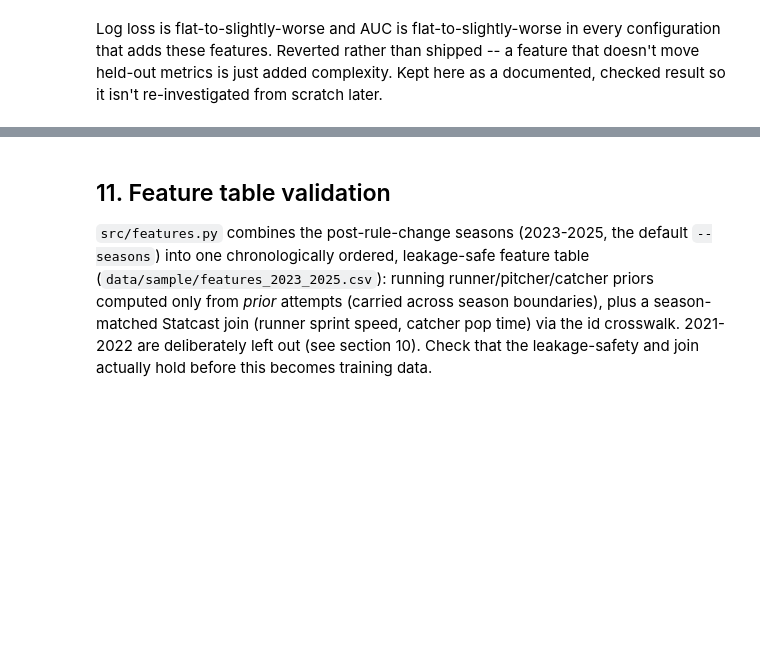
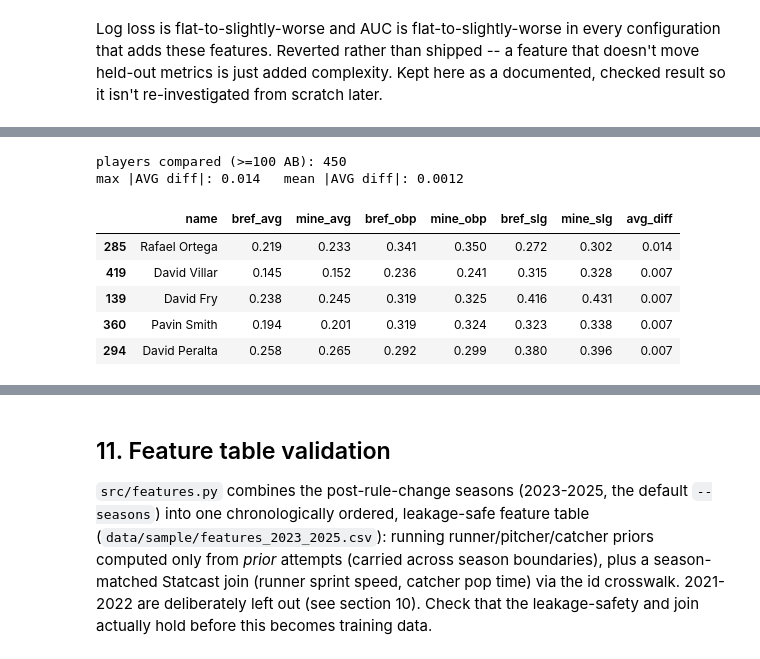
Before and after one commit to ethanhershman/base-steal-model, a Jupyter notebook: notebooks/eda.ipynb, the cells around one changed output, grey strips where cells are left out. Cells and saved outputs as stored; diff of their text form; code cells hidden in the pictures; blank space fills up the shorter version.

```diff
--- a/notebooks/eda.ipynb
+++ b/notebooks/eda.ipynb
@@ -557,0 +568,55 @@ re-investigated from scratch later.
+# %%
+import sys
+sys.path.insert(0, "..")
+from src.retrosheet_parser import classify_batter_outcome
+from collections import defaultdict
+import csv, glob
+
+bat_stats = defaultdict(lambda: {"ab": 0, "h": 0, "bb": 0, "hbp": 0, "sf": 0, "tb": 0})
+for path in sorted(glob.glob("../data/retrosheet_2023/*.EV*")):
+    with open(path, newline="") as fh:
+        for rec in csv.reader(fh):
+            if not rec or rec[0] != "play":
+                continue
+            outcome = classify_batter_outcome(rec[6] if len(rec) > 6 else "")
+            if outcome is None:
+                continue
+            s = bat_stats[rec[3]]
+            s["ab"] += int(outcome["ab"])
+            s["h"] += int(outcome["hit"])
+            s["bb"] += int(outcome["bb"])
+            s["hbp"] += int(outcome["hbp"])
+            s["sf"] += int(outcome["sf"])
+            s["tb"] += outcome["bases"]
+
+from pybaseball import batting_stats_bref
+bref = batting_stats_bref(2023)
+cw = pd.read_csv("../data/statcast/id_crosswalk.csv")
+bref = bref.merge(cw, left_on="mlbID", right_on="key_mlbam", how="inner")
+
+rows = []
+for _, row in bref.iterrows():
+    s = bat_stats.get(row["key_retro"])
+    if not s or s["ab"] < 100:
+        continue
+    my_avg = s["h"] / s["ab"]
+    my_obp = (s["h"] + s["bb"] + s["hbp"]) / (s["ab"] + s["bb"] + s["hbp"] + s["sf"])
+    my_slg = s["tb"] / s["ab"]
+    rows.append({"name": row["Name"], "bref_avg": row["BA"], "mine_avg": round(my_avg, 3),
+                 "bref_obp": row["OBP"], "mine_obp": round(my_obp, 3),
+                 "bref_slg": row["SLG"], "mine_slg": round(my_slg, 3)})
+comp = pd.DataFrame(rows)
+comp["avg_diff"] = (comp["bref_avg"] - comp["mine_avg"]).abs()
+print(f"players compared (>=100 AB): {len(comp)}")
+print(f"max |AVG diff|: {comp['avg_diff'].max():.3f}   mean |AVG diff|: {comp['avg_diff'].mean():.4f}")
+assert comp["avg_diff"].max() < 0.02, "classifier diverges too far from bref on at least one player"
+comp.sort_values("avg_diff", ascending=False).head(5)
+# %% [output]
+players compared (>=100 AB): 450
+max |AVG diff|: 0.014   mean |AVG diff|: 0.0012
+|  | name | bref_avg | mine_avg | bref_obp | mine_obp | bref_slg | mine_slg | avg_diff |
+| 285 | Rafael Ortega | 0.219 | 0.233 | 0.341 | 0.350 | 0.272 | 0.302 | 0.014 |
+| 419 | David Villar | 0.145 | 0.152 | 0.236 | 0.241 | 0.315 | 0.328 | 0.007 |
+| 139 | David Fry | 0.238 | 0.245 | 0.319 | 0.325 | 0.416 | 0.431 | 0.007 |
+| 360 | Pavin Smith | 0.194 | 0.201 | 0.319 | 0.324 | 0.323 | 0.338 | 0.007 |
+| 294 | David Peralta | 0.258 | 0.265 | 0.292 | 0.299 | 0.380 | 0.396 | 0.007 |
```
Also changed, not shown: parts of 11 cells of this notebook, 12 other files.
